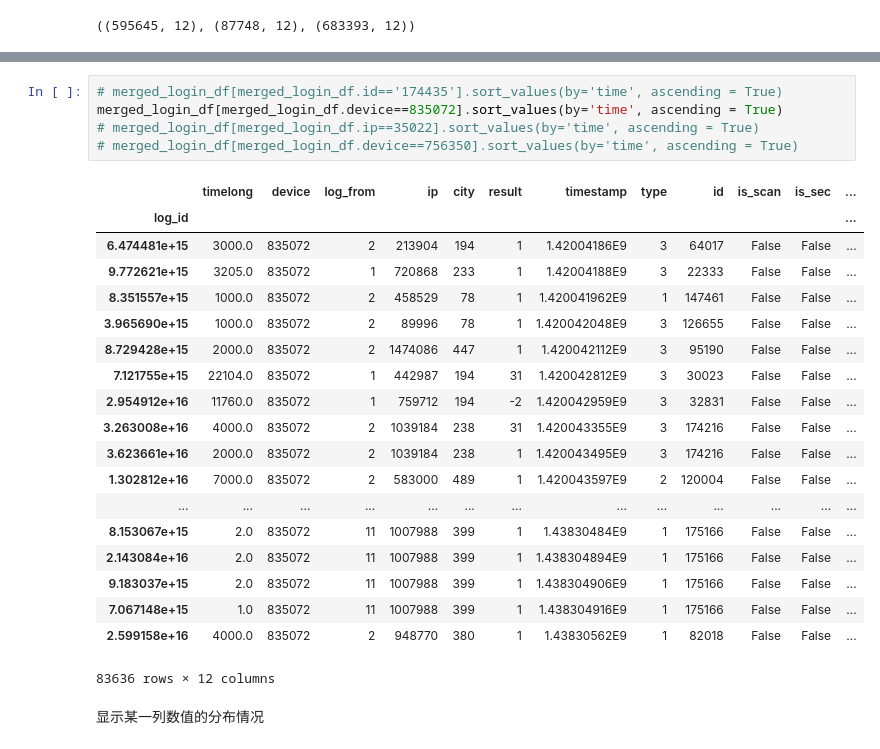
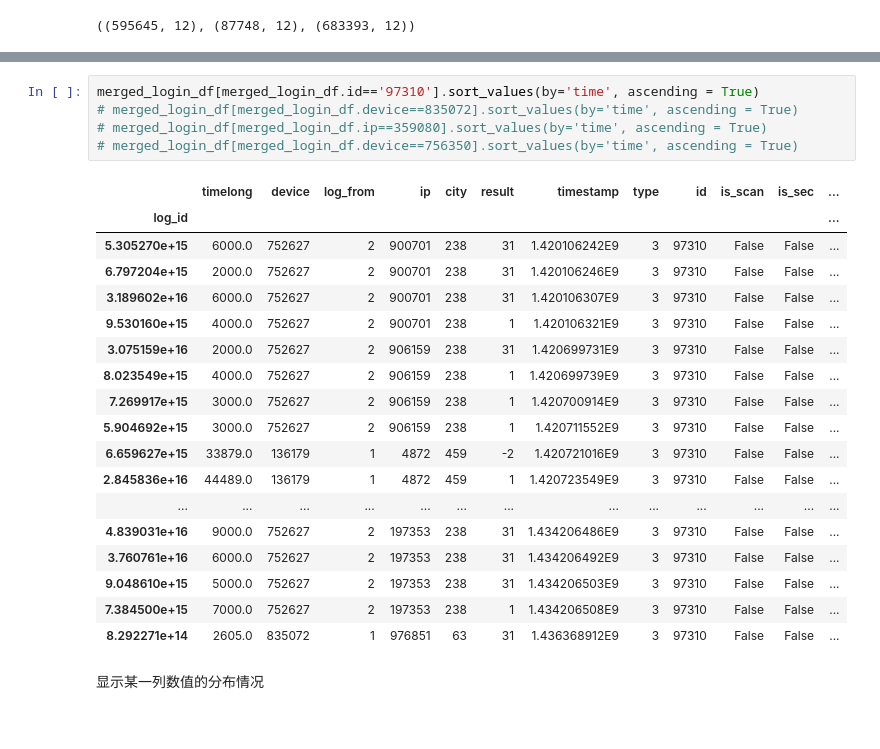
Before and after one commit to tusonggao/Kaggle_code, a Jupyter notebook: jd_contest/jd_contest.ipynb, the cells around one changed output, grey strips where cells are left out. Saved outputs shown, nothing was run; the diff lists cells and outputs as text.

```diff
--- a/jd_contest/jd_contest.ipynb
+++ b/jd_contest/jd_contest.ipynb
@@ -43,28 +35,27 @@ trade_df[trade_df.id=='174435'].sort_values(by='time', ascending = True)
 # %%
-# merged_login_df[merged_login_df.id=='174435'].sort_values(by='time', ascending = True)
-merged_login_df[merged_login_df.device==835072].sort_values(by='time', ascending = True)
-# merged_login_df[merged_login_df.ip==35022].sort_values(by='time', ascending = True)
+merged_login_df[merged_login_df.id=='97310'].sort_values(by='time', ascending = True)
+# merged_login_df[merged_login_df.device==835072].sort_values(by='time', ascending = True)
+# merged_login_df[merged_login_df.ip==359080].sort_values(by='time', ascending = True)
 # merged_login_df[merged_login_df.device==756350].sort_values(by='time', ascending = True)
 # %% [output]
 |  | timelong | device | log_from | ip | city | result | timestamp | type | id | is_scan | is_sec | ... |
 | log_id |  |  |  |  |  |  |  |  |  |  |  | ... |
-| 6.474481e+15 | 3000.0 | 835072 | 2 | 213904 | 194 | 1 | 1.42004186E9 | 3 | 64017 | False | False | ... |
-| 9.772621e+15 | 3205.0 | 835072 | 1 | 720868 | 233 | 1 | 1.42004188E9 | 3 | 22333 | False | False | ... |
-| 8.351557e+15 | 1000.0 | 835072 | 2 | 458529 | 78 | 1 | 1.420041962E9 | 1 | 147461 | False | False | ... |
-| 3.965690e+15 | 1000.0 | 835072 | 2 | 89996 | 78 | 1 | 1.420042048E9 | 3 | 126655 | False | False | ... |
-| 8.729428e+15 | 2000.0 | 835072 | 2 | 1474086 | 447 | 1 | 1.420042112E9 | 3 | 95190 | False | False | ... |
-| 7.121755e+15 | 22104.0 | 835072 | 1 | 442987 | 194 | 31 | 1.420042812E9 | 3 | 30023 | False | False | ... |
-| 2.954912e+16 | 11760.0 | 835072 | 1 | 759712 | 194 | -2 | 1.420042959E9 | 3 | 32831 | False | False | ... |
-| 3.263008e+16 | 4000.0 | 835072 | 2 | 1039184 | 238 | 31 | 1.420043355E9 | 3 | 174216 | False | False | ... |
-| 3.623661e+16 | 2000.0 | 835072 | 2 | 1039184 | 238 | 1 | 1.420043495E9 | 3 | 174216 | False | False | ... |
-| 1.302812e+16 | 7000.0 | 835072 | 2 | 583000 | 489 | 1 | 1.420043597E9 | 2 | 120004 | False | False | ... |
+| 5.305270e+15 | 6000.0 | 752627 | 2 | 900701 | 238 | 31 | 1.420106242E9 | 3 | 97310 | False | False | ... |
+| 6.797204e+15 | 2000.0 | 752627 | 2 | 900701 | 238 | 31 | 1.420106246E9 | 3 | 97310 | False | False | ... |
+| 3.189602e+16 | 6000.0 | 752627 | 2 | 900701 | 238 | 31 | 1.420106307E9 | 3 | 97310 | False | False | ... |
+| 9.530160e+15 | 4000.0 | 752627 | 2 | 900701 | 238 | 1 | 1.420106321E9 | 3 | 97310 | False | False | ... |
+| 3.075159e+16 | 2000.0 | 752627 | 2 | 906159 | 238 | 31 | 1.420699731E9 | 3 | 97310 | False | False | ... |
+| 8.023549e+15 | 4000.0 | 752627 | 2 | 906159 | 238 | 1 | 1.420699739E9 | 3 | 97310 | False | False | ... |
+| 7.269917e+15 | 3000.0 | 752627 | 2 | 906159 | 238 | 1 | 1.420700914E9 | 3 | 97310 | False | False | ... |
+| 5.904692e+15 | 3000.0 | 752627 | 2 | 906159 | 238 | 1 | 1.420711552E9 | 3 | 97310 | False | False | ... |
+| 6.659627e+15 | 33879.0 | 136179 | 1 | 4872 | 459 | -2 | 1.420721016E9 | 3 | 97310 | False | False | ... |
+| 2.845836e+16 | 44489.0 | 136179 | 1 | 4872 | 459 | 1 | 1.420723549E9 | 3 | 97310 | False | False | ... |
 | ... | ... | ... | ... | ... | ... | ... | ... | ... | ... | ... | ... | ... |
-| 8.153067e+15 | 2.0 | 835072 | 11 | 1007988 | 399 | 1 | 1.43830484E9 | 1 | 175166 | False | False | ... |
-| 2.143084e+16 | 2.0 | 835072 | 11 | 1007988 | 399 | 1 | 1.438304894E9 | 1 | 175166 | False | False | ... |
-| 9.183037e+15 | 2.0 | 835072 | 11 | 1007988 | 399 | 1 | 1.438304906E9 | 1 | 175166 | False | False | ... |
-| 7.067148e+15 | 1.0 | 835072 | 11 | 1007988 | 399 | 1 | 1.438304916E9 | 1 | 175166 | False | False | ... |
-| 2.599158e+16 | 4000.0 | 835072 | 2 | 948770 | 380 | 1 | 1.43830562E9 | 1 | 82018 | False | False | ... |
+| 4.839031e+16 | 9000.0 | 752627 | 2 | 197353 | 238 | 31 | 1.434206486E9 | 3 | 97310 | False | False | ... |
+| 3.760761e+16 | 6000.0 | 752627 | 2 | 197353 | 238 | 31 | 1.434206492E9 | 3 | 97310 | False | False | ... |
+| 9.048610e+15 | 5000.0 | 752627 | 2 | 197353 | 238 | 31 | 1.434206503E9 | 3 | 97310 | False | False | ... |
+| 7.384500e+15 | 7000.0 | 752627 | 2 | 197353 | 238 | 1 | 1.434206508E9 | 3 | 97310 | False | False | ... |
+| 8.292271e+14 | 2605.0 | 835072 | 1 | 976851 | 63 | 31 | 1.436368912E9 | 3 | 97310 | False | False | ... |
-83636 rows × 12 columns
 # %% [markdown]
 显示某一列数值的分布情况
 # %%
```
Also changed, not shown: parts of 6 cells of this notebook.
